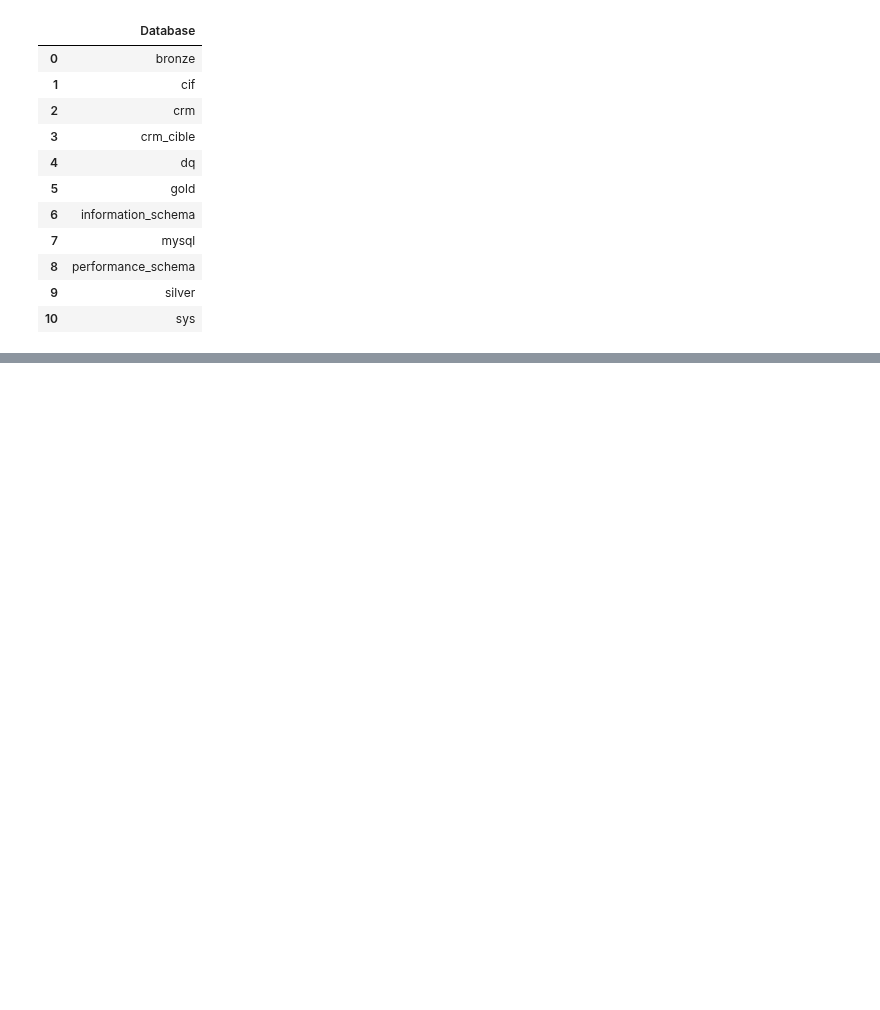
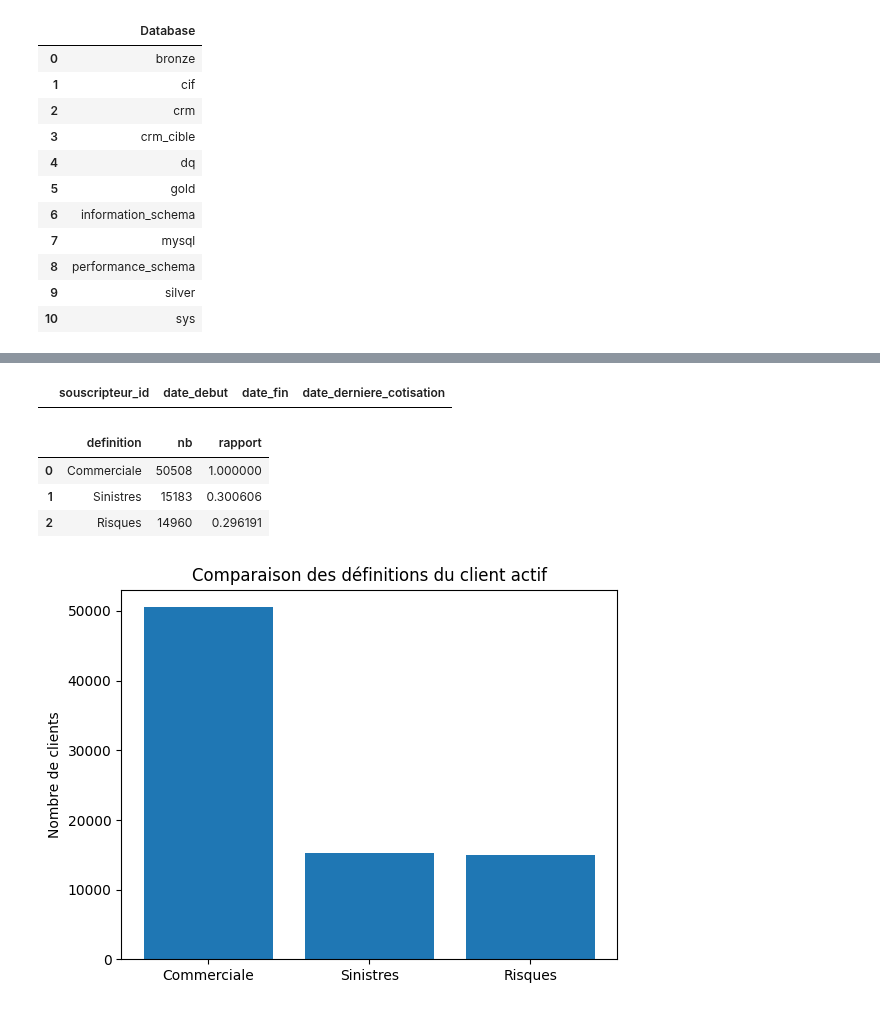
Before and after one commit to ruthabebeneg/td-qualite-g02, a Jupyter notebook: notebooks/US-09_client_actif.ipynb, the cells around one changed output, grey strips where cells are left out. Drawn from its saved outputs; the diff is of its cells as text; code cells hidden in the pictures; blank space fills up the shorter version.

Commit message:
US-09: ajout analyse client actif et tableau gouvernance

```diff
--- a/notebooks/US-09_client_actif.ipynb
+++ b/notebooks/US-09_client_actif.ipynb
@@ -53,0 +67,9 @@ ecarts
+# %%
+contrat = pd.read_sql("""
+SELECT souscripteur_id, date_debut, date_fin, date_derniere_cotisation
+FROM bronze.crm_contrat
+""", con=engine)
+
+contrat.head()
+# %% [output]
+|  | souscripteur_id | date_debut | date_fin | date_derniere_cotisation |
@@ -53,0 +82,28 @@ ecarts
+# %%
+n_commerciale = contrat.souscripteur_id.nunique()
+# %%
+en_cours = (contrat.date_debut <= ref) & (contrat.date_fin >= ref)
+n_sinistres = contrat[en_cours].souscripteur_id.nunique()
+# %%
+n_risques = contrat[en_cours & (contrat.date_derniere_cotisation >= cotisation)].souscripteur_id.nunique()
+# %%
+ecarts = pd.DataFrame({
+    "definition": ["Commerciale", "Sinistres", "Risques"],
+    "nb": [n_commerciale, n_sinistres, n_risques]
+})
+ecarts["rapport"] = ecarts.nb / ecarts.nb.max()
+ecarts
+# %% [output]
+|  | definition | nb | rapport |
+| 0 | Commerciale | 50508 | 1.000000 |
+| 1 | Sinistres | 15183 | 0.300606 |
+| 2 | Risques | 14960 | 0.296191 |
+# %%
+import matplotlib.pyplot as plt
+
+plt.bar(ecarts["definition"], ecarts["nb"])
+plt.title("Comparaison des définitions du client actif")
+plt.ylabel("Nombre de clients")
+plt.show()
+# %% [output]
+[figure, added]
```
Also changed, not shown: parts of 5 cells of this notebook.
